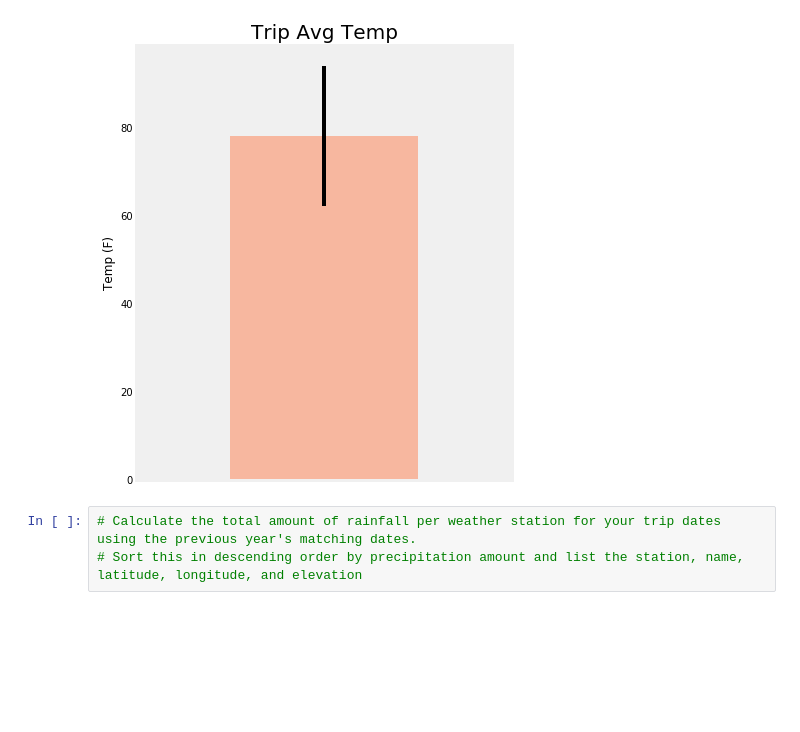
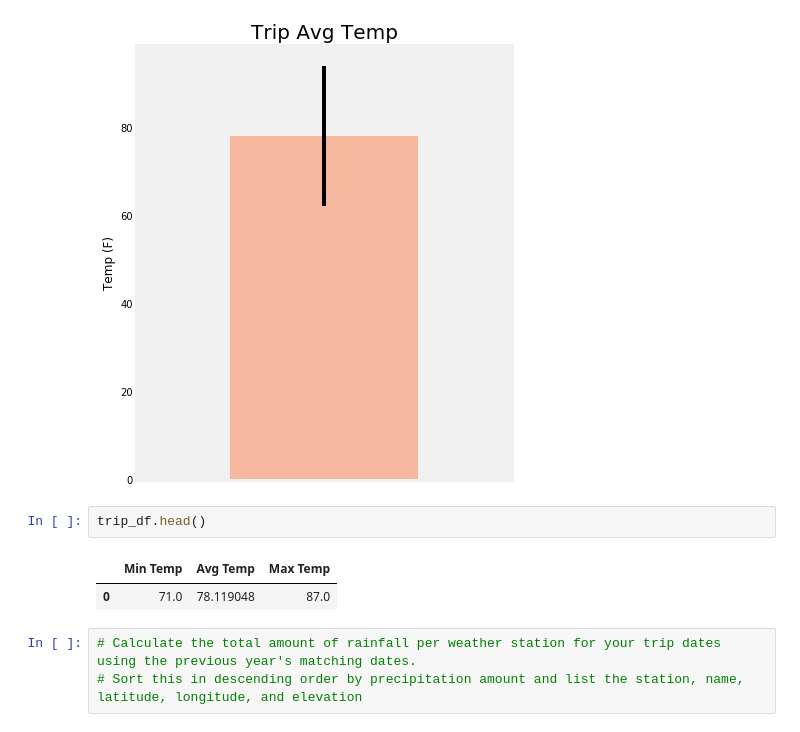
Before and after one commit to tduszyk/Hawaii-Weather, a Jupyter notebook: climate_starter.ipynb, the cells around one changed output. Cells and saved outputs as stored; diff of their text form; blank space fills up the shorter version.

```diff
--- a/climate_starter.ipynb
+++ b/climate_starter.ipynb
@@ -257,6 +257,11 @@ plt.savefig("Output/TripTempSummary.png")
 plt.show()
 # %% [output]
 [figure]
+# %%
+trip_df.head()
+# %% [output]
+|  | Min Temp | Avg Temp | Max Temp |
+| 0 | 71.0 | 78.119048 | 87.0 |
 # %%
 # Calculate the total amount of rainfall per weather station for your trip dates using the previous year's matching dates.
 # Sort this in descending order by precipitation amount and list the station, name, latitude, longitude, and elevation
```
Also changed, not shown: parts of 1 cell of this notebook.
